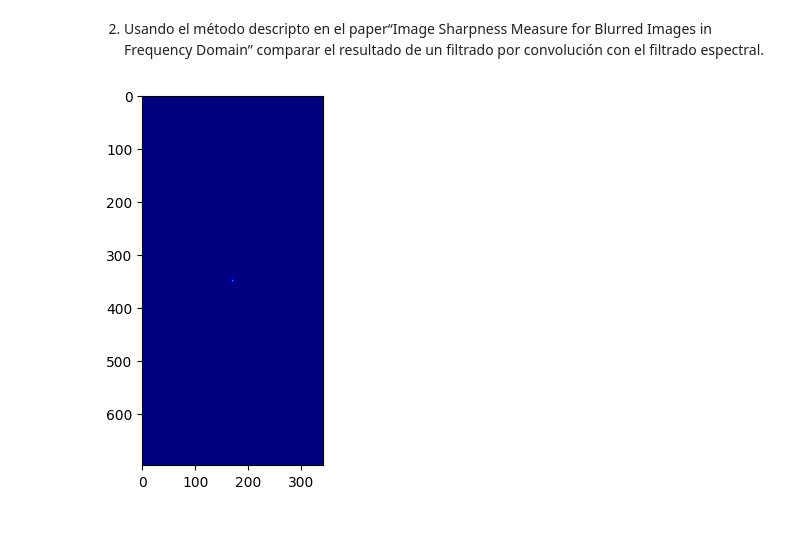
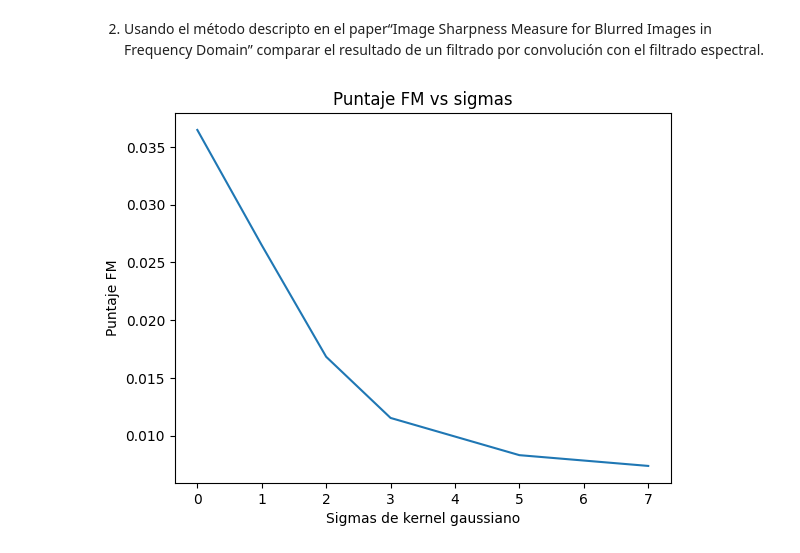
Before and after one commit to manoloacademia/vision_computadora_I, a Jupyter notebook: Material_TPs/TP2/TP2_PabloSegovia.ipynb, the cells around one changed output. Saved outputs shown, nothing was run; the diff lists cells and outputs as text; code cells hidden in the pictures; blank space fills up the shorter version.

Commit message:
Se generan puntajes FM vs los sigmas

```diff
--- a/Material_TPs/TP2/TP2_PabloSegovia.ipynb
+++ b/Material_TPs/TP2/TP2_PabloSegovia.ipynb
@@ -123,5 +116,0 @@ m = np.max(af)
-# %%
-plt.figure()
-plt.imshow(af, cmap='jet');
-# %% [output]
-[figure, removed]
@@ -127,0 +139,36 @@ plt.imshow(af, cmap='jet');
+# %%
+# Calculamos diferentes imagenes con diferentes sigmas
+def calc_img_sigmas(img, sigma):
+    kernel, kernel_tf = create_gauss_filter(h, w, k_size=15, sigma=sigma)
+    # Definir la imagen en el dominio de los complejos
+    img_fft = np.fft.fft2(img)
+
+    # Aplicar el kernel gaussiano
+    img_fft = img_fft * kernel_tf
+
+    # Aplicamos la antitransformada y obtenemos las imagenes filtradas
+    img_fft = np.fft.ifftshift(np.real(np.fft.ifft2(img_fft)))
+
+    return img_fft
+# %%
+# Generamos las imagenes vs los sigmas
+fms = []
+sigmas = [1, 2, 3, 5, 7]
+
+for sigma in sigmas:
+    img_fft = calc_img_sigmas(img, sigma)
+    fm = calcular_image_quality(img_fft)
+    fms.append(fm)
+
+sigmas.insert(0,0)
+fms.insert(0,calcular_image_quality(img))
+# %%
+# Graficamos los puntajes de las imágenes vs los sigma
+plt.figure()
+plt.plot(sigmas, fms)
+plt.title('Puntaje FM vs sigmas')
+plt.xlabel('Sigmas de kernel gaussiano')
+plt.ylabel('Puntaje FM')
+plt.show()
+# %% [output]
+[figure, added]
```
Also changed, not shown: parts of 2 cells of this notebook.
